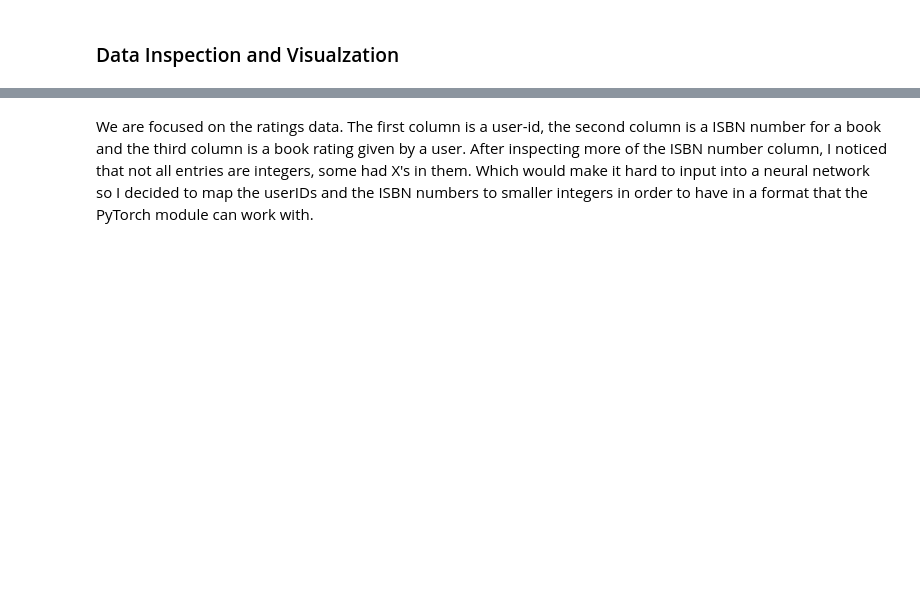
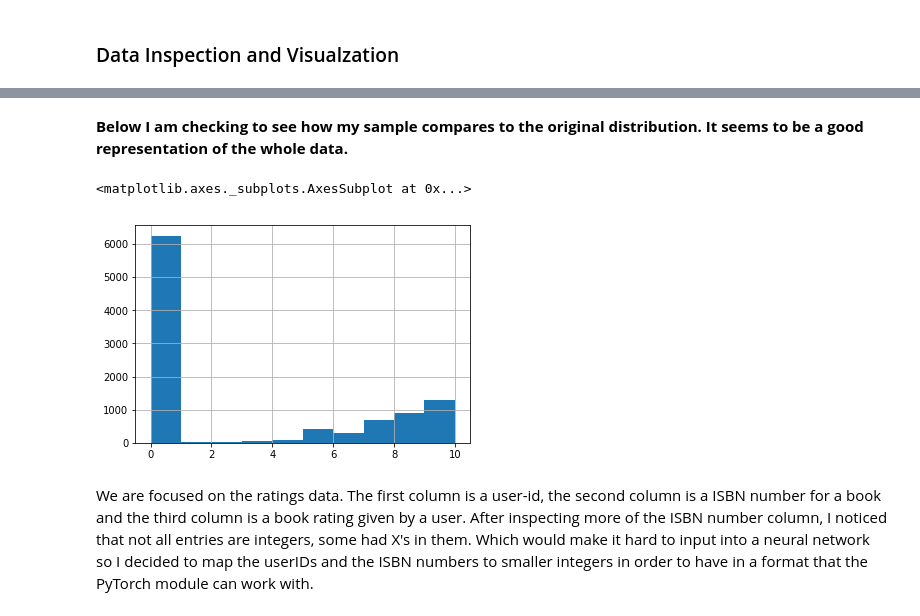
Before and after one commit to lionely/bx-recommender-system-attempt-, a Jupyter notebook: Bx-Recommender-System.ipynb, the cells around one changed output, grey strips where cells are left out. Cells and saved outputs as stored; diff of their text form; code cells hidden in the pictures; blank space fills up the shorter version.

```diff
--- a/Bx-Recommender-System.ipynb
+++ b/Bx-Recommender-System.ipynb
@@ -67,3 +78,15 @@ ratings.head()
+# %% [markdown]
+**Below I am checking to see how my sample compares to the original distribution.
+It seems to be a good representation of the whole data.**
+# %%
+# fig = plt.figure(figsize=(11,8))
+# ax = fig.add_subplot(111)
+# ax.hist(np.array(ratings[2]),bins=10)
+# ax.hist(np.array(ratings_sampled[2]),bins=10)
+ratings_sampled[2].hist(bins=10)
+# %% [output]
+<matplotlib.axes._subplots.AxesSubplot at 0x...>
+[figure, added]
 # %% [markdown]
 We are focused on the ratings data. The first column is a user-id, the second column is a ISBN number for a book and the third column is a book rating given by a user. After inspecting more of the ISBN number column, I noticed that not all entries are integers, some had X's in them. Which would make it hard to input into a neural network so I decided to map the userIDs and the ISBN numbers to smaller integers in order to have in a format that the PyTorch module can work with.
 # %% [markdown]
```
Also changed, not shown: parts of 24 cells of this notebook.
